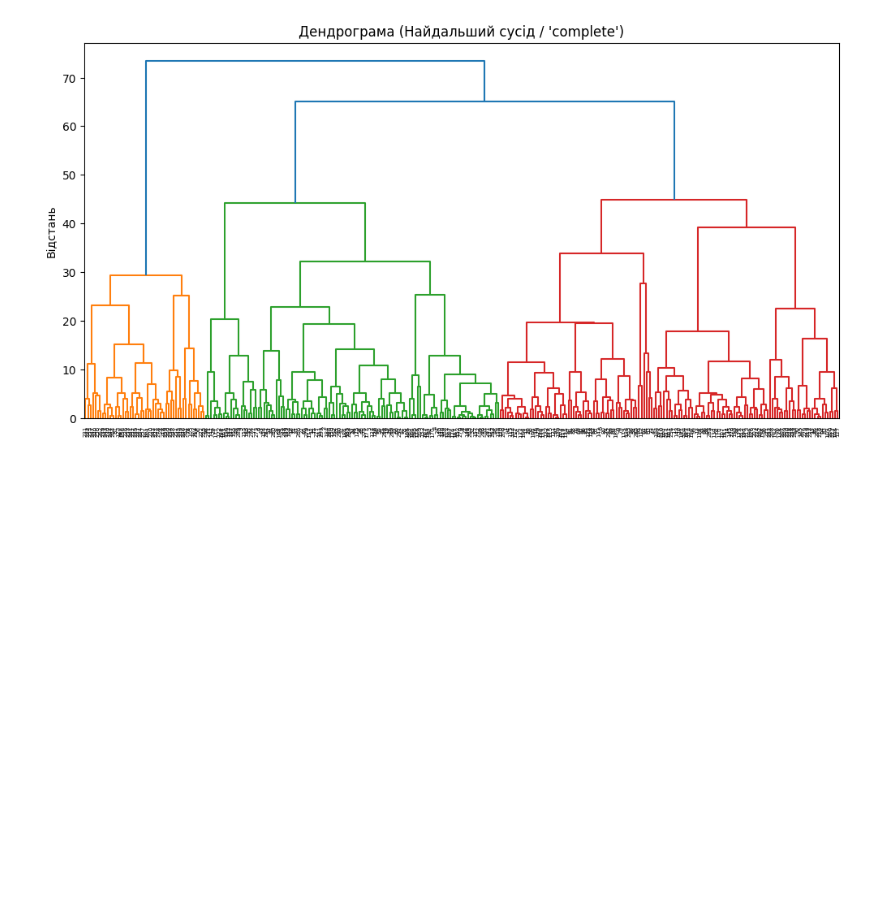
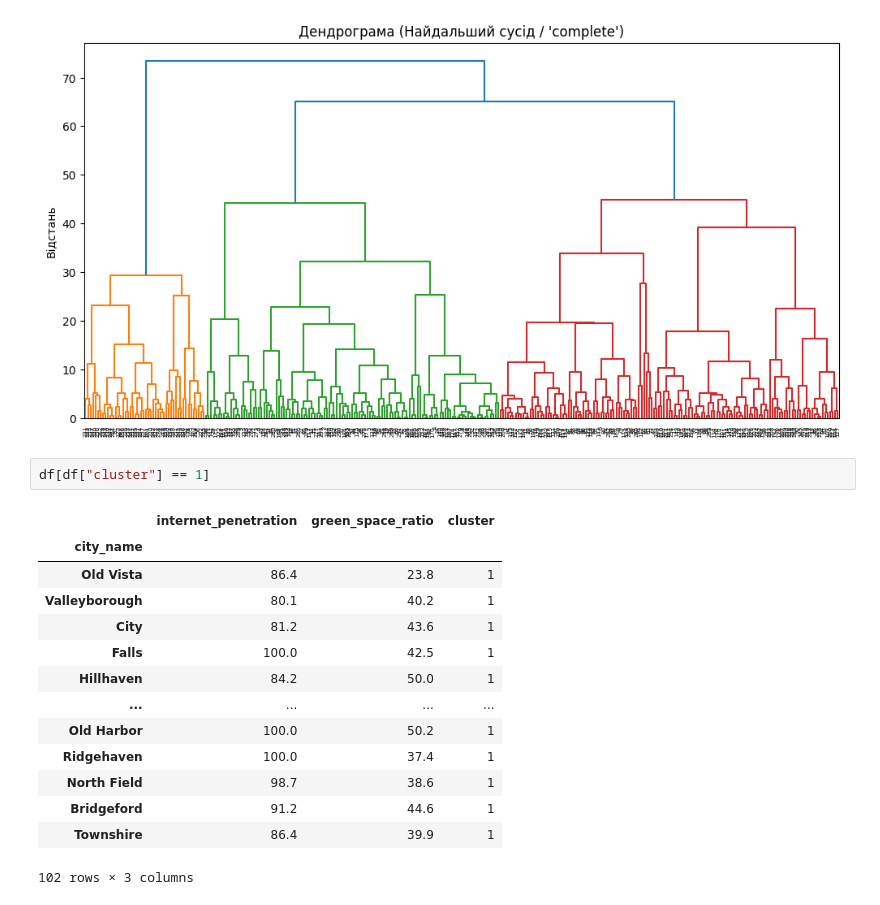
Before and after one commit to YESosnovska/clustering, a Jupyter notebook: clustering.ipynb, the cells around one changed output. Drawn from its saved outputs; the diff is of its cells as text; blank space fills up the shorter version.

```diff
--- a/clustering.ipynb
+++ b/clustering.ipynb
@@ -123,3 +143,20 @@ dendrogram(Z_complete)
 plt.show()
 # %% [output]
 [figure]
+# %%
+df[df["cluster"] == 1]
+# %% [output]
+|  | internet_penetration | green_space_ratio | cluster |
+| city_name |  |  |  |
+| Old Vista | 86.4 | 23.8 | 1 |
+| Valleyborough | 80.1 | 40.2 | 1 |
+| City | 81.2 | 43.6 | 1 |
+| Falls | 100.0 | 42.5 | 1 |
+| Hillhaven | 84.2 | 50.0 | 1 |
+| ... | ... | ... | ... |
+| Old Harbor | 100.0 | 50.2 | 1 |
+| Ridgehaven | 100.0 | 37.4 | 1 |
+| North Field | 98.7 | 38.6 | 1 |
+| Bridgeford | 91.2 | 44.6 | 1 |
+| Townshire | 86.4 | 39.9 | 1 |
+102 rows × 3 columns
```
Also changed, not shown: parts of 1 cell of this notebook.
